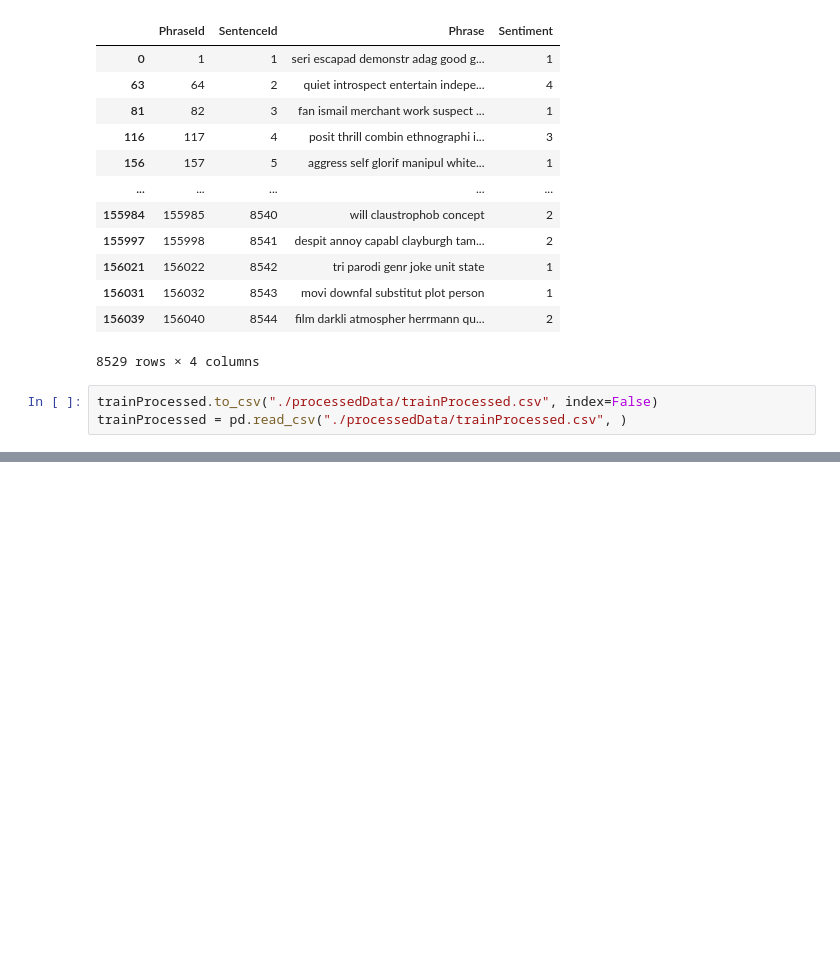
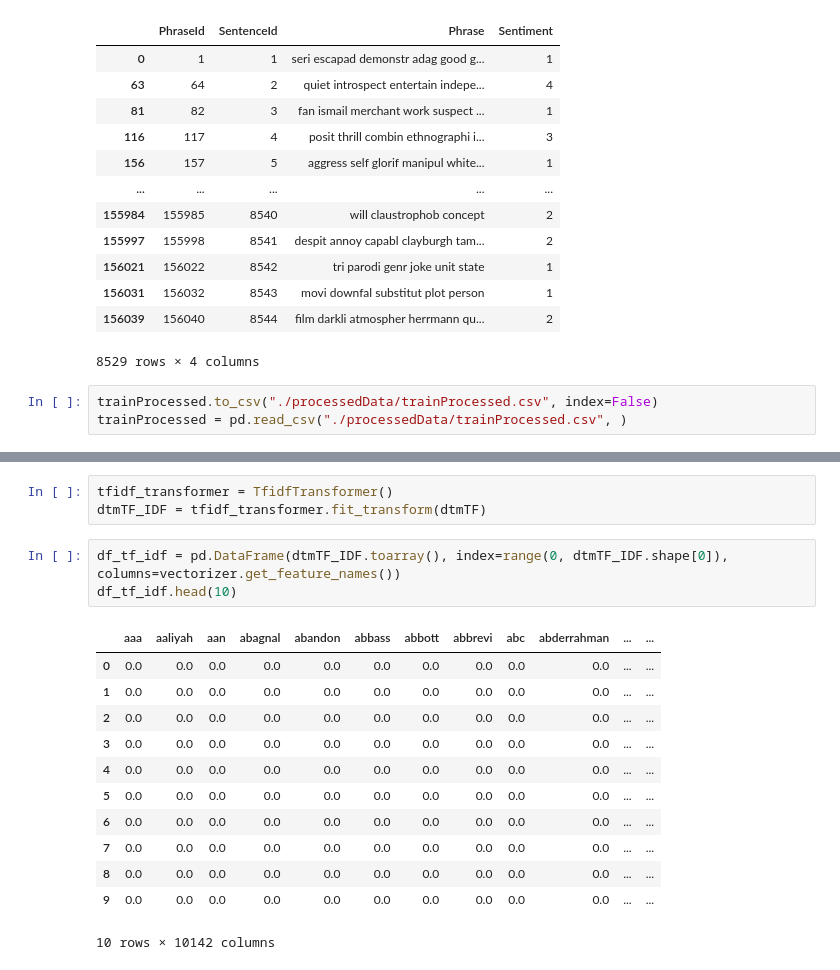
Before and after one commit to GuilhermeFCO/Sia2022, a Jupyter notebook: SIA_2022.ipynb, the cells around one changed output, grey strips where cells are left out. Cells and saved outputs as stored; diff of their text form; blank space fills up the shorter version.

```diff
--- a/SIA_2022.ipynb
+++ b/SIA_2022.ipynb
@@ -191,0 +233,19 @@ trainProcessed
+# %%
+tfidf_transformer = TfidfTransformer()
+dtmTF_IDF = tfidf_transformer.fit_transform(dtmTF)
+# %%
+df_tf_idf = pd.DataFrame(dtmTF_IDF.toarray(), index=range(0, dtmTF_IDF.shape[0]), columns=vectorizer.get_feature_names())
+df_tf_idf.head(10)
+# %% [output]
+|  | aaa | aaliyah | aan | abagnal | abandon | abbass | abbott | abbrevi | abc | abderrahman | ... | ... |
+| 0 | 0.0 | 0.0 | 0.0 | 0.0 | 0.0 | 0.0 | 0.0 | 0.0 | 0.0 | 0.0 | ... | ... |
+| 1 | 0.0 | 0.0 | 0.0 | 0.0 | 0.0 | 0.0 | 0.0 | 0.0 | 0.0 | 0.0 | ... | ... |
+| 2 | 0.0 | 0.0 | 0.0 | 0.0 | 0.0 | 0.0 | 0.0 | 0.0 | 0.0 | 0.0 | ... | ... |
+| 3 | 0.0 | 0.0 | 0.0 | 0.0 | 0.0 | 0.0 | 0.0 | 0.0 | 0.0 | 0.0 | ... | ... |
+| 4 | 0.0 | 0.0 | 0.0 | 0.0 | 0.0 | 0.0 | 0.0 | 0.0 | 0.0 | 0.0 | ... | ... |
+| 5 | 0.0 | 0.0 | 0.0 | 0.0 | 0.0 | 0.0 | 0.0 | 0.0 | 0.0 | 0.0 | ... | ... |
+| 6 | 0.0 | 0.0 | 0.0 | 0.0 | 0.0 | 0.0 | 0.0 | 0.0 | 0.0 | 0.0 | ... | ... |
+| 7 | 0.0 | 0.0 | 0.0 | 0.0 | 0.0 | 0.0 | 0.0 | 0.0 | 0.0 | 0.0 | ... | ... |
+| 8 | 0.0 | 0.0 | 0.0 | 0.0 | 0.0 | 0.0 | 0.0 | 0.0 | 0.0 | 0.0 | ... | ... |
+| 9 | 0.0 | 0.0 | 0.0 | 0.0 | 0.0 | 0.0 | 0.0 | 0.0 | 0.0 | 0.0 | ... | ... |
+10 rows × 10142 columns
```
Also changed, not shown: parts of 12 cells of this notebook.
